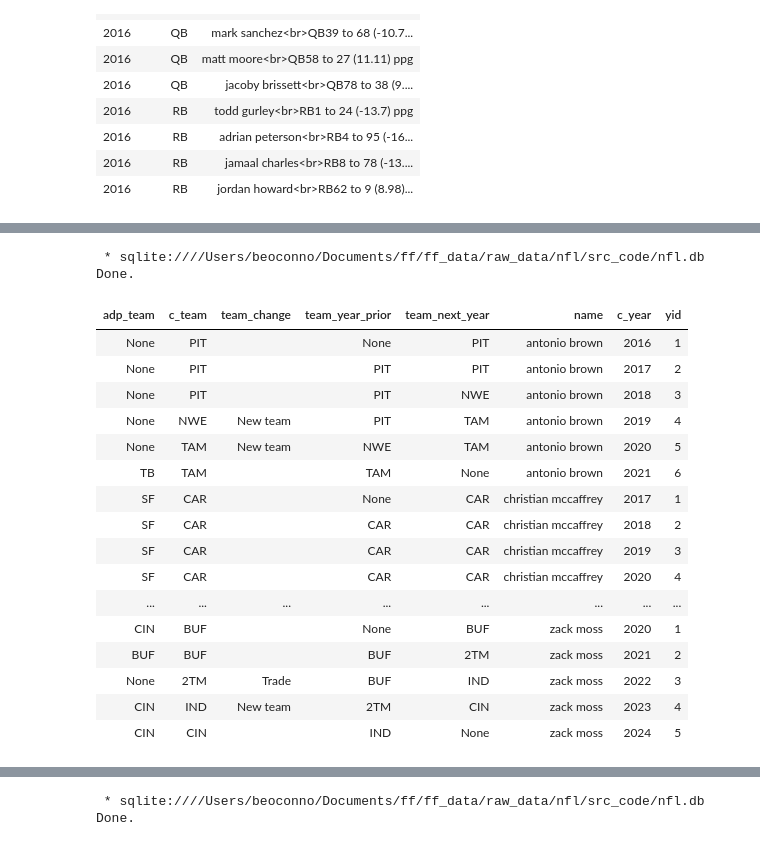
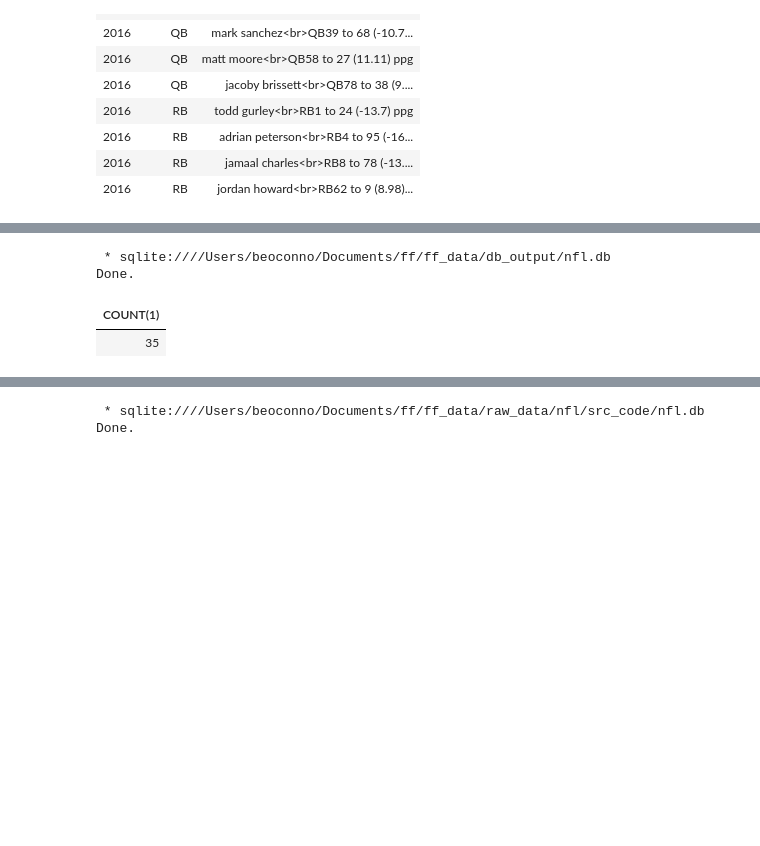
Before and after one commit to uobeno/ff_data, a Jupyter notebook: notebooks/nfl/IntroNotebook.ipynb, the cells around one changed output, grey strips where cells are left out. Cells and saved outputs as stored; diff of their text form; code cells hidden in the pictures; blank space fills up the shorter version.

```diff
--- a/notebooks/nfl/IntroNotebook.ipynb
+++ b/notebooks/nfl/IntroNotebook.ipynb
@@ -241,42 +449,28 @@ Done.
 # %%
 %%sql
 SELECT
-    adp_team,
-    c_team,
-    CASE
-        WHEN team != team_year_prior AND team LIKE '%TM' THEN 'In season trade'
-        WHEN team != team_year_prior THEN 'New team - ffy'
-        ELSE ''
-        END AS team_change,
-    team_year_prior,
-    team_next_year,
-    name,
-    c_year,
-    yid
-FROM nfl
-WHERE NAME LIKE '%antonio brown%'
-    OR NAME LIKE '%zack moss%'
-    OR NAME LIKE '%ian mccaffrey%'
-ORDER BY name, c_year ASC
+    COUNT(1)
+FROM (
+    SELECT
+        *,
+        -- It is never optimal to select anything but the best player for that position in that round
+        -- This dramaticaly reduces the number of possibilities that we have to consider
+        ROW_NUMBER() OVER(PARTITION BY c_year, c_pos, dr10 ORDER BY exp_fppg_ppr DESC) AS best_in_rnd
+    FROM nfl_adp_hype
+    )
+WHERE 1=1
+    AND c_pos IN ("QB", "WR", "RB", "TE")
+    AND dr10 IS NOT NULL
+    AND CAST(dr10 AS INT) <= 10
+    AND c_year = '2024'
+    AND best_in_rnd = 1
+ORDER BY CAST(dr10 AS INT) ASC
+LIMIT 10
+;
 # %% [output]
- * sqlite:////Users/beoconno/Documents/ff/ff_data/raw_data/nfl/src_code/nfl.db
+ * sqlite:////Users/beoconno/Documents/ff/ff_data/db_output/nfl.db
 Done.
-| adp_team | c_team | team_change | team_year_prior | team_next_year | name | c_year | yid |
-| None | PIT |  | None | PIT | antonio brown | 2016 | 1 |
-| None | PIT |  | PIT | PIT | antonio brown | 2017 | 2 |
-| None | PIT |  | PIT | NWE | antonio brown | 2018 | 3 |
-| None | NWE | New team | PIT | TAM | antonio brown | 2019 | 4 |
-| None | TAM | New team | NWE | TAM | antonio brown | 2020 | 5 |
-| TB | TAM |  | TAM | None | antonio brown | 2021 | 6 |
-| SF | CAR |  | None | CAR | christian mccaffrey | 2017 | 1 |
-| SF | CAR |  | CAR | CAR | christian mccaffrey | 2018 | 2 |
-| SF | CAR |  | CAR | CAR | christian mccaffrey | 2019 | 3 |
-| SF | CAR |  | CAR | CAR | christian mccaffrey | 2020 | 4 |
-| ... | ... | ... | ... | ... | ... | ... | ... |
-| CIN | BUF |  | None | BUF | zack moss | 2020 | 1 |
-| BUF | BUF |  | BUF | 2TM | zack moss | 2021 | 2 |
-| None | 2TM | Trade | BUF | IND | zack moss | 2022 | 3 |
-| CIN | IND | New team | 2TM | CIN | zack moss | 2023 | 4 |
-| CIN | CIN |  | IND | None | zack moss | 2024 | 5 |
+| COUNT(1) |
+| 35 |
 # %%
 %%sql
```
Also changed, not shown: parts of 29 cells of this notebook, 27 other files.
